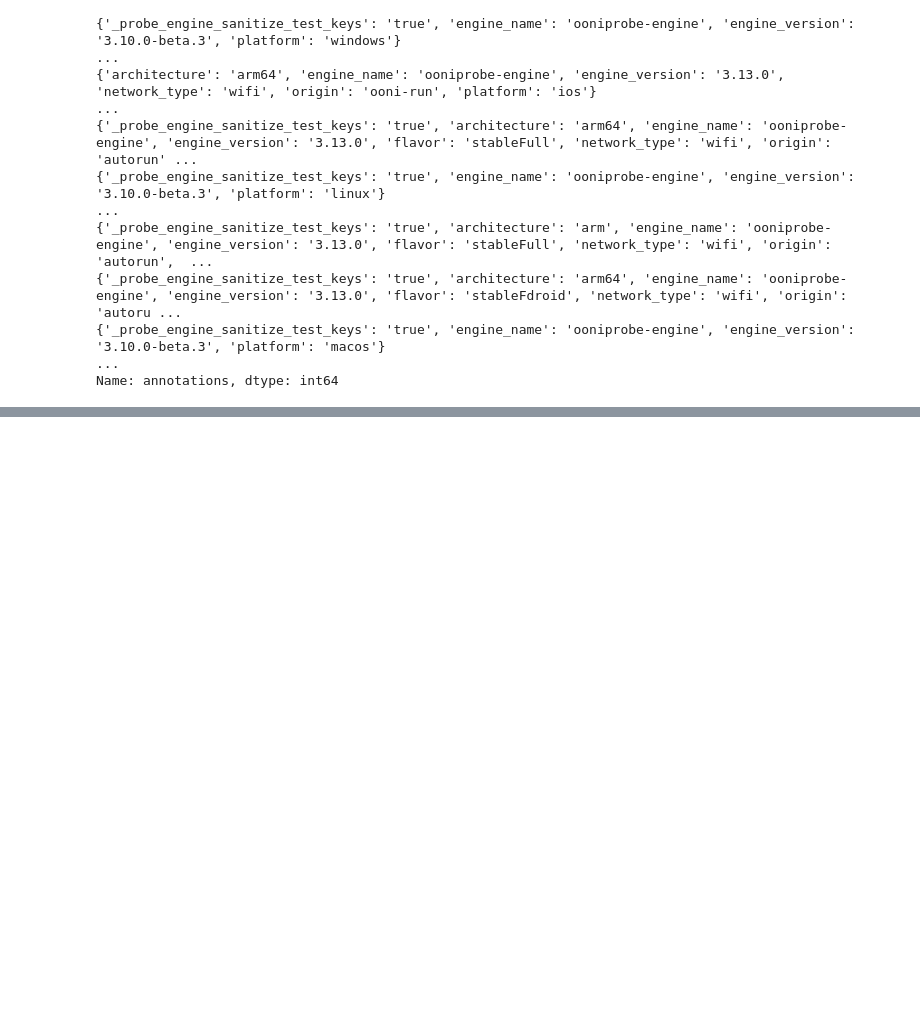
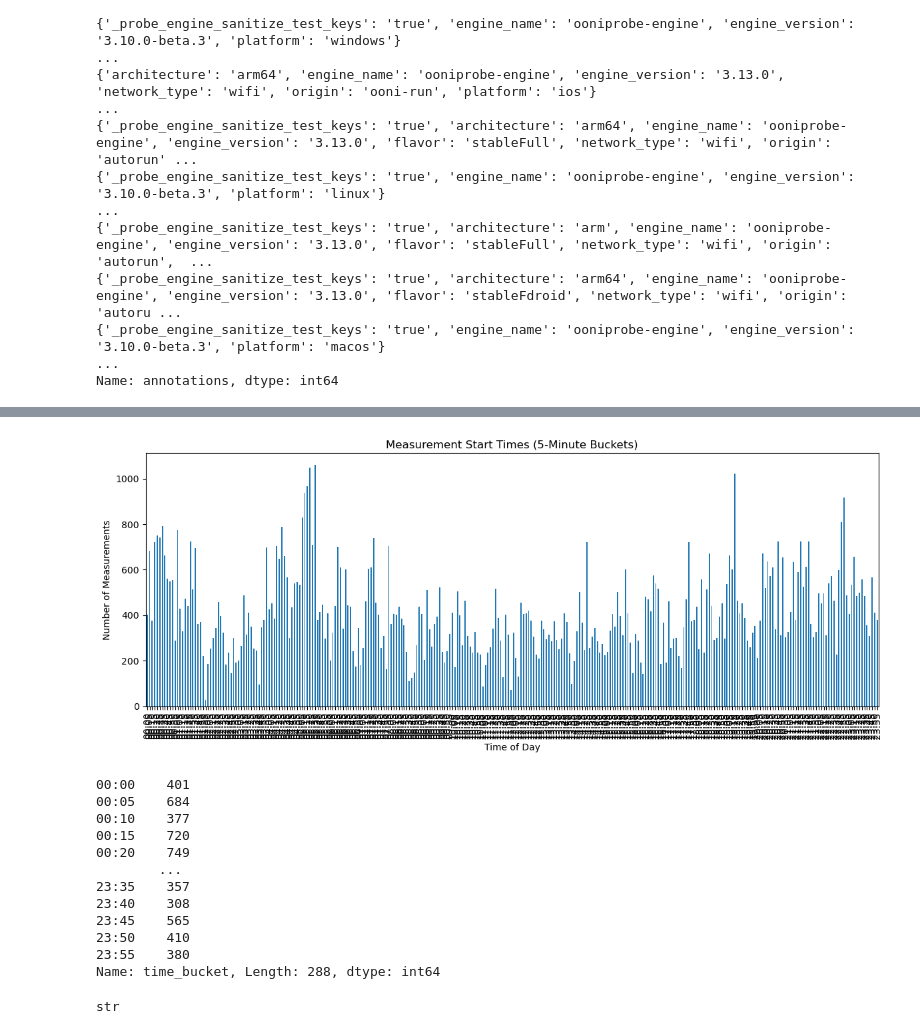
Before and after one commit to geoffrey-tang/OONI-Differential-Privacy, a Jupyter notebook: dataexploration.ipynb, the cells around one changed output, grey strips where cells are left out. Saved outputs shown, nothing was run; the diff lists cells and outputs as text; code cells hidden in the pictures; blank space fills up the shorter version.

```diff
--- a/dataexploration.ipynb
+++ b/dataexploration.ipynb
@@ -396,0 +444,8 @@ df[df['annotations']==test]
+# %%
+df21 = fetch_ooni_raw(
+    country="RU",
+    test_name="webconnectivity",
+    start_day="2022-02-21",
+    end_day="2022-02-21",
+    # stop after 5000 lines
+)
@@ -396,0 +620,20 @@ df[df['annotations']==test]
+# %%
+plot_time_buckets(df21, bucket_minutes=5)
+# %% [output]
+[figure, added]
+00:00    401
+00:05    684
+00:10    377
+00:15    720
+00:20    749
+        ...
+23:35    357
+23:40    308
+23:45    565
+23:50    410
+23:55    380
+Name: time_bucket, Length: 288, dtype: int64
+# %%
+type(df21["time_bucket"][0])
+# %% [output]
+str
```
Also changed, not shown: parts of 18 cells of this notebook, 1 other file.
